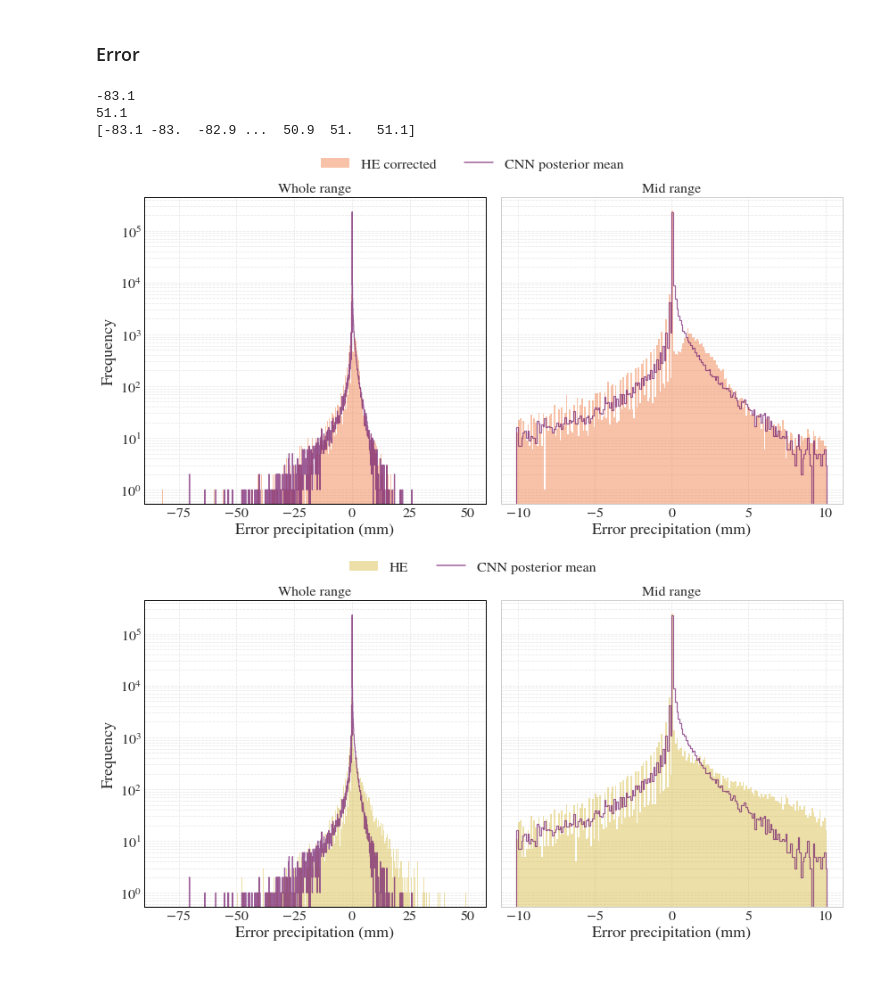
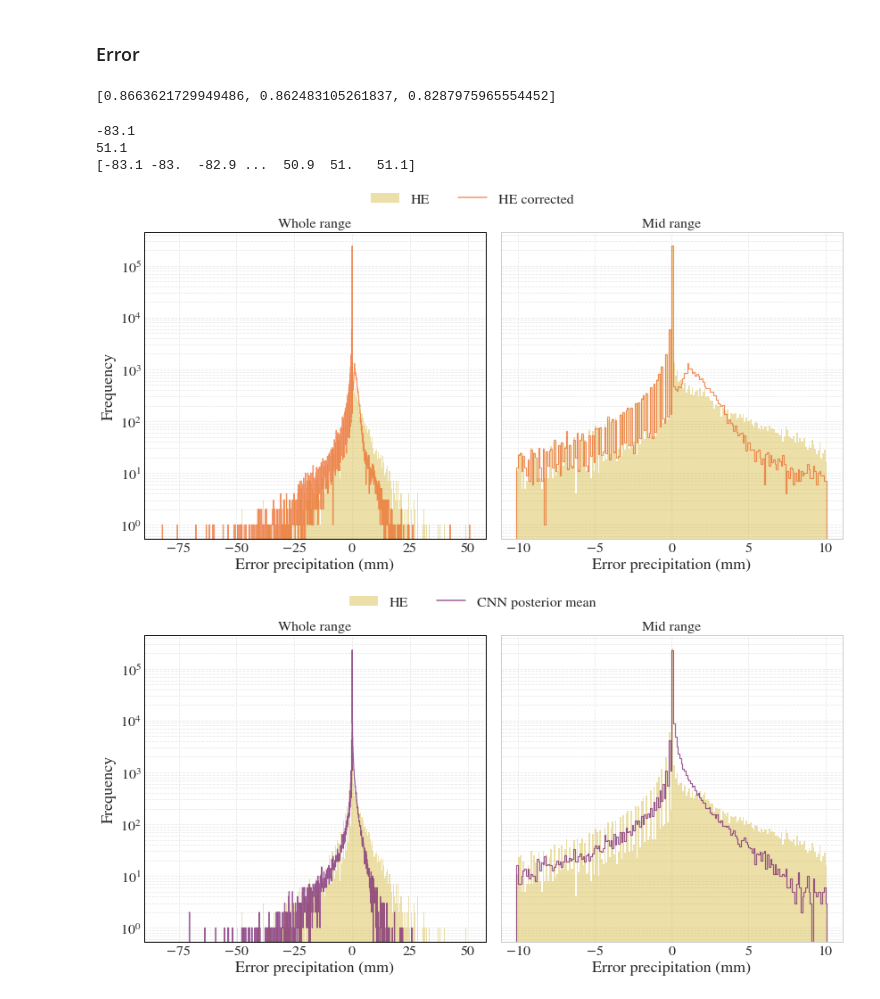
Before and after one commit to ingridingemarsson/geostat-masters-thesis, a Jupyter notebook: notebooks/compare_gauge_he_preds.ipynb, the cells around one changed output. Cells and saved outputs as stored; diff of their text form; code cells hidden in the pictures.

```diff
--- a/notebooks/compare_gauge_he_preds.ipynb
+++ b/notebooks/compare_gauge_he_preds.ipynb
@@ -339,3 +350,8 @@ plotDistribution(data_dict, bins, 'gauge_precip',
+# %%
+var_list = ['HE_precip', 'HE_precip_corr','xception_posterior_mean']
+diffRatio(data_dict, 'gauge_precip', var_list, -0.1, 0.1)
+# %% [output]
+[0.8663621729949486, 0.862483105261837, 0.8287975965554452]
 # %%
 start_diff = -83.1 #np.floor(np.min([np.min(diff_HE_corr), np.min(diff_CNN)]))
 print(start_diff)
@@ -349,12 +365,12 @@ print(diffbins)
 51.1
 [-83.1 -83.  -82.9 ...  50.9  51.   51.1]
 # %%
-var_list = ['HE_precip_corr','xception_posterior_mean']
+var_list = ['HE_precip', 'HE_precip_corr']
 plotError(data_dict, diffbins, 'gauge_precip', var_list, quantity=quantity
           #,filename='../plots/thesis/diff_gauge.pdf'
          )
 # %% [output]
-[figure, old version]
+[figure, new version]
 # %%
 var_list = ['HE_precip', 'xception_posterior_mean']
 plotError(data_dict, diffbins, 'gauge_precip', var_list, quantity=quantity)
```
Also changed, not shown: parts of 11 cells of this notebook, 15 other files.
